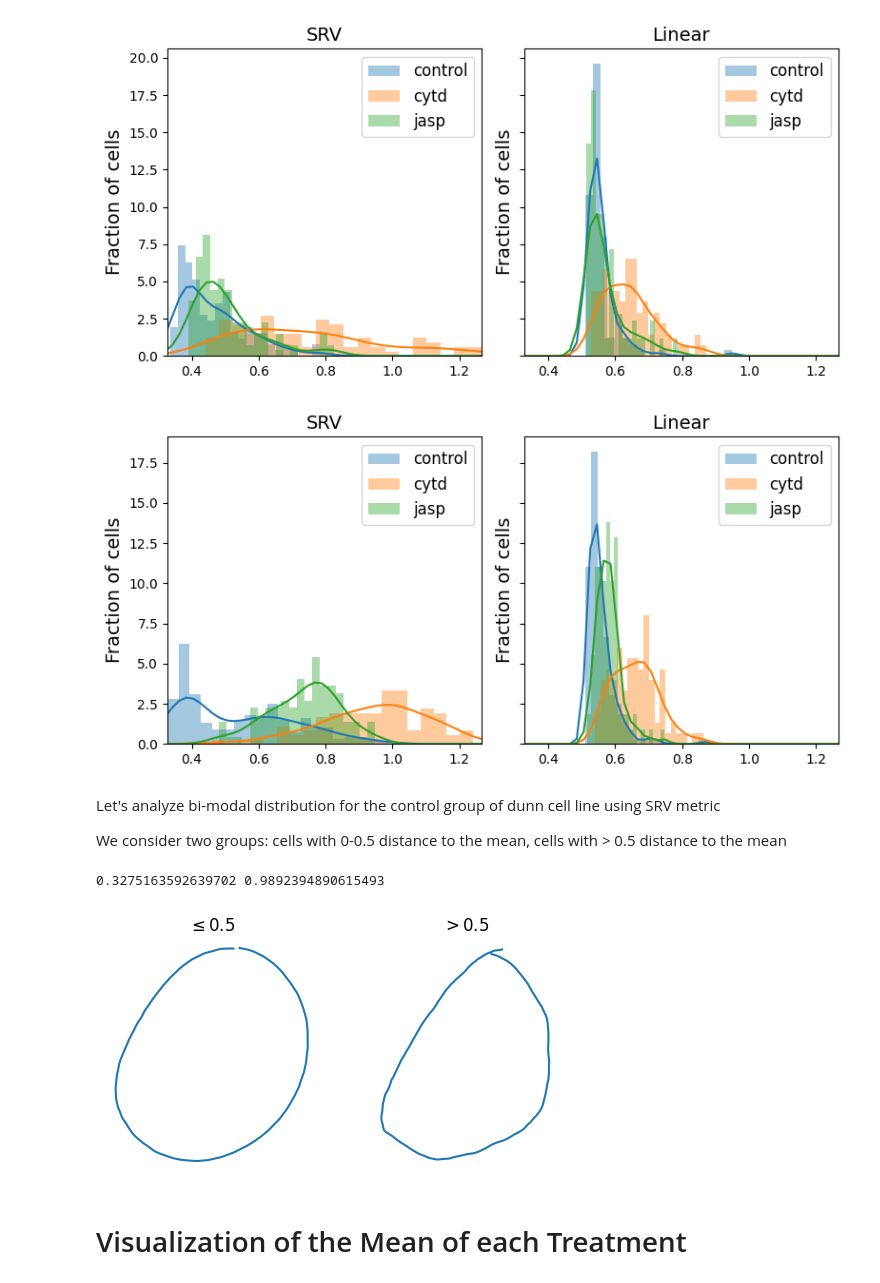
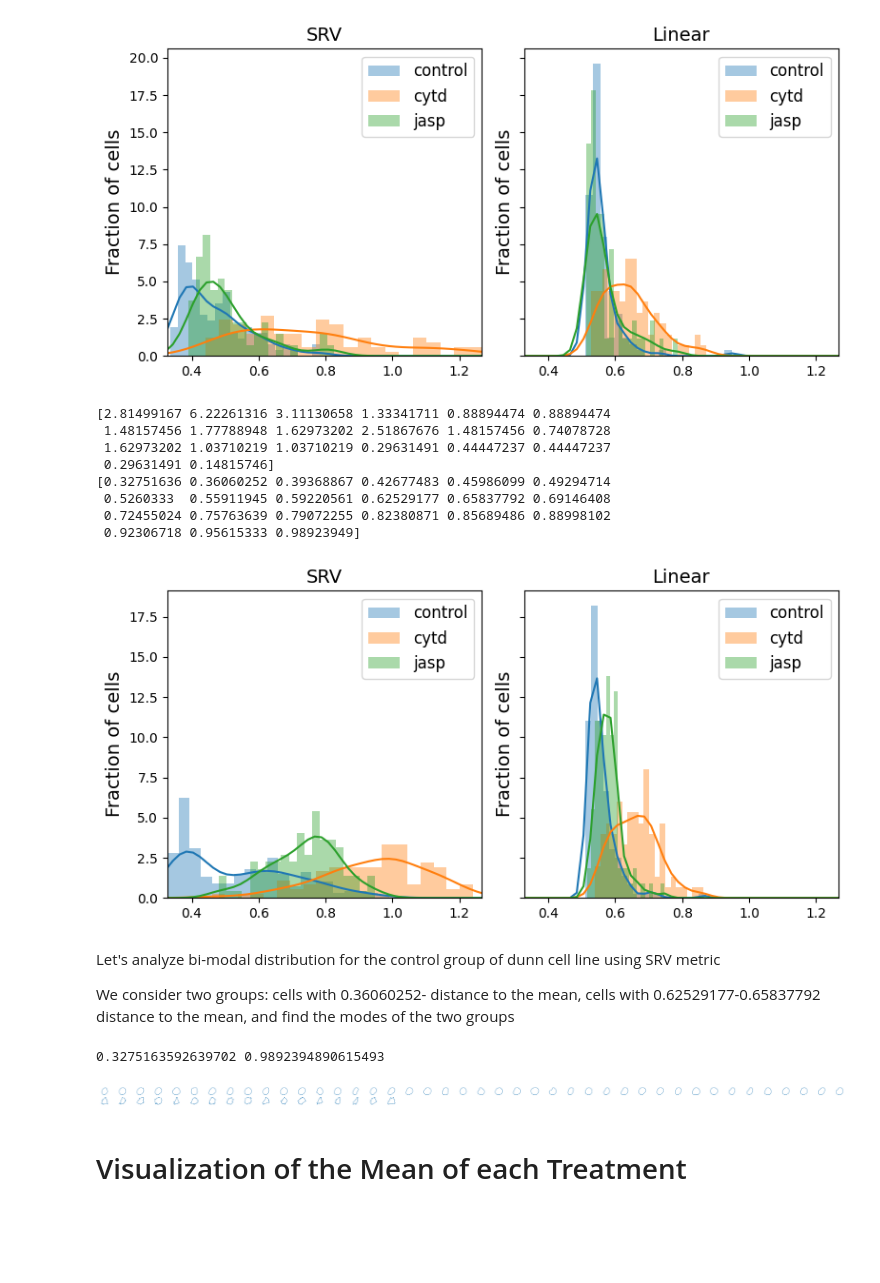
Before and after one commit to wxli0/dyn, a Jupyter notebook: dyn/notebooks/osteosarcoma_analysis.ipynb, the cells around one changed output. Saved outputs shown, nothing was run; the diff lists cells and outputs as text; code cells hidden in the pictures; blank space fills up the shorter version.

Commit message:
updated plots

```diff
--- a/dyn/notebooks/osteosarcoma_analysis.ipynb
+++ b/dyn/notebooks/osteosarcoma_analysis.ipynb
@@ -259,6 +259,8 @@ for i, treatment in enumerate(TREATMENTS):
             fig.add_subplot(3, 2 * n_cells_to_plot, count)
             count += 1
             plt.plot(cell[:, 0], cell[:, 1], color="C" + str(i))
+            plt.xlim(-170, 170)
+            plt.ylim(-170, 170)
             plt.axis("equal")
             plt.axis("off")
             if i_to_plot == n_cells_to_plot // 2:
@@ -749,7 +755,10 @@ for j, metric in enumerate(METRICS):
     distances = []
     for i, treatment in enumerate(TREATMENTS):
         distances = dists_to_global_mean[metric][treatment][line][~gs.isnan(dists_to_global_mean[metric][treatment][line])]
-        axs[j].hist(distances, bins=20, alpha=0.4, density=True, label=treatment, color=f"C{i}")
+        counts, bin_edges, _ = axs[j].hist(distances, bins=20, alpha=0.4, density=True, label=treatment, color=f"C{i}")
+        if treatment == 'control' and metric == 'SRV':
+            print(counts)
+            print(bin_edges)
         kde = stats.gaussian_kde(distances)
         axs[j].plot(xx, kde(xx), color=f"C{i}")
         axs[j].set_xlim((min_dists, max_dists))
@@ -763,47 +772,57 @@ for j, metric in enumerate(METRICS):
 plt.savefig(os.path.join(figs_dir, f"{line}_histogram.svg"))
 plt.savefig(os.path.join(figs_dir, f"{line}_histogram.pdf"))
 # %% [output]
+[2.81499167 6.22261316 3.11130658 1.33341711 0.88894474 0.88894474
+ 1.48157456 1.77788948 1.62973202 2.51867676 1.48157456 0.74078728
+ 1.62973202 1.03710219 1.03710219 0.29631491 0.44447237 0.44447237
+ 0.29631491 0.14815746]
+[0.32751636 0.36060252 0.39368867 0.42677483 0.45986099 0.49294714
+ 0.5260333  0.55911945 0.59220561 0.62529177 0.65837792 0.69146408
+ 0.72455024 0.75763639 0.79072255 0.82380871 0.85689486 0.88998102
+ 0.92306718 0.95615333 0.98923949]
 [figure]
 # %% [markdown]
 Let's analyze bi-modal distribution for the control group of dunn cell line using SRV metric
 
-We consider two groups: cells with 0-0.5 distance to the mean, cells with > 0.5 distance to the mean
+We consider two groups: cells with 0.36060252- distance to the mean, cells with 0.62529177-0.65837792 distance to the mean, and find the modes of the two groups
 # %%
 line = 'dunn'
 treatment = 'control'
 metric = 'SRV'
 distances = dists_to_global_mean[metric][treatment][line]
 print(min(distances), max(distances))
-group_1_indices = [i for i, element in enumerate(distances) if element <= 0.5]
-group_2_indices = [i for i, element in enumerate(distances) if element > 0.5]
+group_1_left = 0.36060252
+group_1_right = 0.39368867
+group_2_left = 0.62529177
+group_2_right = 0.65837792
+group_1_indices = [i for i, element in enumerate(distances) if element <= group_1_right and element > group_1_left]
+group_2_indices = [i for i, element in enumerate(distances) if element <= group_2_right and element > group_2_left]
 group_1_cells = ds_align[treatment][line][group_1_indices,:,:]
 group_2_cells = ds_align[treatment][line][group_2_indices,:,:]
-group_1_mean = FrechetMean(space=CURVES_SPACE_SRV)
-group_1_mean.fit(group_1_cells)
-group_1_mean_estimate = group_1_mean.estimate_
-group_2_mean = FrechetMean(space=CURVES_SPACE_SRV)
-group_2_mean.fit(group_2_cells)
-group_2_mean_estimate = group_2_mean.estimate_
 
-fig = plt.figure(figsize=(6, 3))
+fig = plt.figure(figsize=(2*len(group_1_indices), 2))
+count = 1
+for index in range(len(group_1_indices)):
+    cell = group_1_cells[index]
+    fig.add_subplot(2, len(group_1_indices), count)
+    count += 1
+    plt.plot(cell[:, 0], cell[:, 1])
+    plt.axis("equal")
+    plt.axis("off")
 
-fig.add_subplot(121)
-plt.plot(group_1_mean_estimate[:, 0], group_1_mean_estimate[:, 1])
-plt.axis("equal")
-plt.title(r"$\leq 0.5$")
-plt.axis("off")
-
-fig.add_subplot(122)
-plt.plot(group_2_mean_estimate[:, 0], group_2_mean_estimate[:, 1])
-plt.axis("equal")
-plt.title(r"$> 0.5$")
-plt.axis("off")
+for index in range(len(group_2_indices)):
+    cell = group_2_cells[index]
+    fig.add_subplot(2, len(group_1_indices), count)
+    count += 1
+    plt.plot(cell[:, 0], cell[:, 1])
+    plt.axis("equal")
+    plt.axis("off")
 
 plt.savefig(os.path.join(figs_dir, f"{line}_bimodal_mean.svg"))
 plt.savefig(os.path.join(figs_dir, f"{line}_bimodal_mean.pdf"))
 # %% [output]
 0.3275163592639702 0.9892394890615493
-[figure, old version]
+[figure, new version]
 # %% [markdown]
 # Visualization of the Mean of each Treatment
 # %% [markdown]
```
Also changed, not shown: parts of 6 cells of this notebook, 56 other files.
